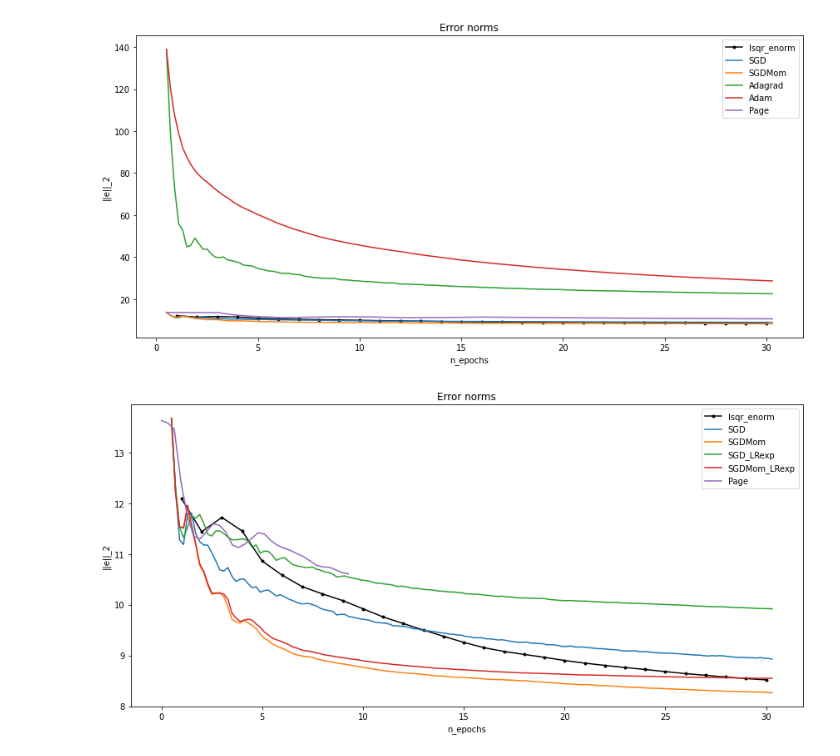
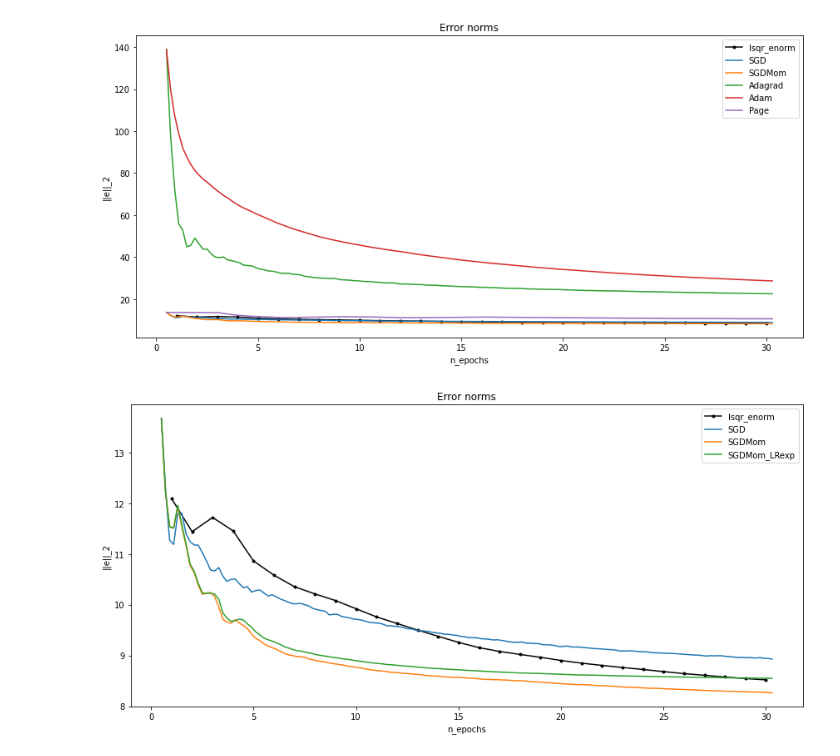
Before and after one commit to DIG-Kaust/MDD-StochasticSolvers, a Jupyter notebook: Hyperbolic_MDD_stochasticminibatch.ipynb, the cells around one changed output. Cells and saved outputs as stored; diff of their text form; code cells hidden in the pictures.

```diff
--- a/Hyperbolic_MDD_stochasticminibatch.ipynb
+++ b/Hyperbolic_MDD_stochasticminibatch.ipynb
@@ -551,16 +572,17 @@ plt.tight_layout()
 # %%
 fig = plt.figure(figsize= (12,6))
 plt.plot(np.arange(nepochs)+1, lsqr_enorm[:nepochs], '.-k', label = "lsqr_enorm")
 for enorm in ['SGD', 'SGDMom']:
     plt.plot(np.arange(len(enormdict[enorm]))/no_of_batches + 0.5, enormdict[enorm], label=enorm)
-for enorm in ['SGD_LRexp', 'SGDMom_LRexp']:
+#for enorm in ['SGD_LRexp', 'SGDMom_LRexp']:
+for enorm in ['SGDMom_LRexp']:
     plt.plot(np.arange(len(sch_enormdict[enorm]))/no_of_batches + 0.5, sch_enormdict[enorm], label=enorm)
-for enorm in ['Page',]:
-    plt.plot(np.arange(len(enormavgdict[enorm])) * nepochs_eff[enorm] / nepochs, enormavgdict[enorm], label=enorm)
+#for enorm in ['Page',]:
+#    plt.plot(np.arange(len(enormavgdict[enorm])) * nepochs_eff[enorm] / nepochs, enormavgdict[enorm], label=enorm)
 plt.ylabel('||e||_2')
 plt.xlabel('n_epochs')
 plt.title('Error norms')
 plt.legend()
 plt.tight_layout()
 # %% [output]
-[figure, old version]
+[figure, new version]
```
Also changed, not shown: parts of 9 cells of this notebook, 2 other files.
